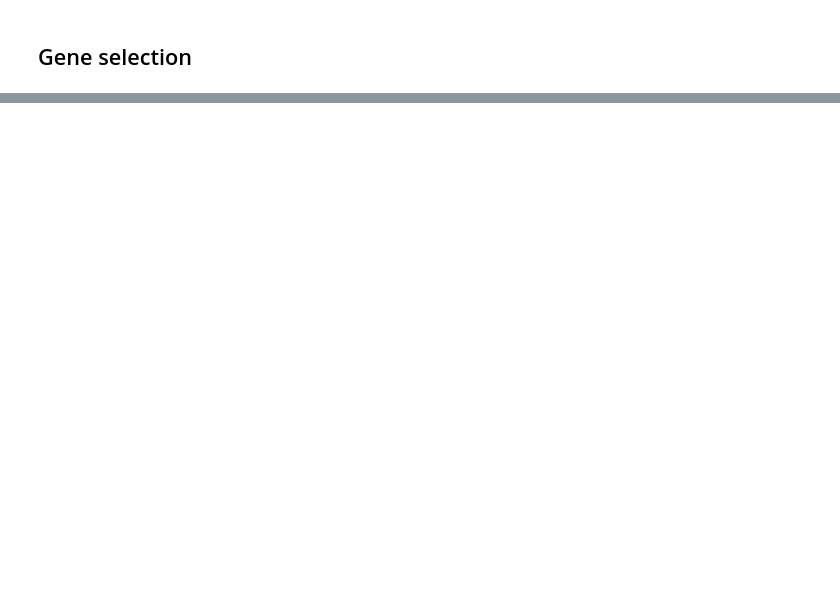
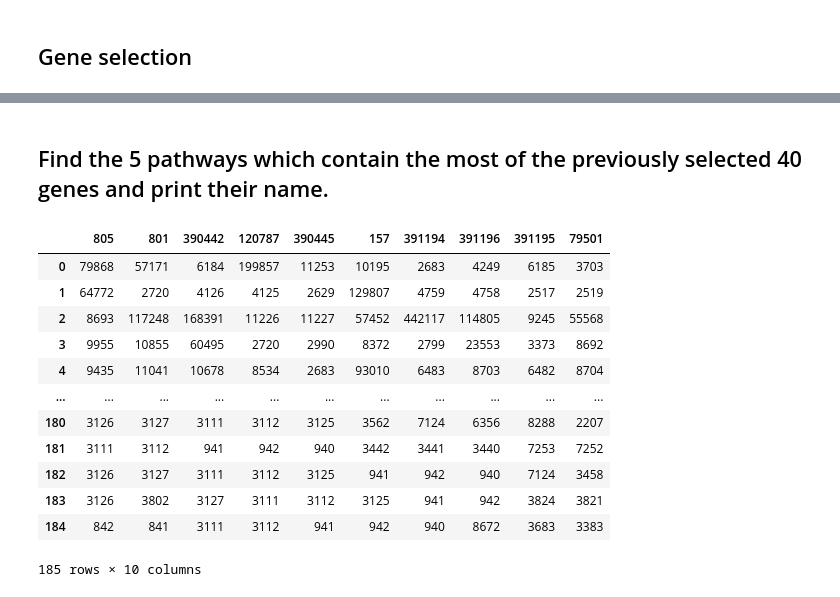
Before and after one commit to mzamayias/uni-work, a Jupyter notebook: lab/assignments/assignment_2/assignment_2.ipynb, the cells around one changed output, grey strips where cells are left out. Saved outputs shown, nothing was run; the diff lists cells and outputs as text; code cells hidden in the pictures; blank space fills up the shorter version.

```diff
--- a/lab/assignments/assignment_2/assignment_2.ipynb
+++ b/lab/assignments/assignment_2/assignment_2.ipynb
@@ -13,7 +15,11 @@ from sklearn import svm, tree, metrics
 # %% [markdown]
 ## Read datasets
 # %%
-datasets = ['LungTrain.txt', 'LungTest.txt', 'KEGG_DATA.txt']
+datasets = [
+    'http://139.91.190.186/tei/bioinformatics/LungTrain.txt',
+    'http://139.91.190.186/tei/bioinformatics/LungTest.txt',
+    'http://139.91.190.186/tei/bioinformatics/c2.cp.kegg.v7.4.entrez.gmt'
+]
 training_dataset, testing_dataset, kegg_dataset = [
     pd.read_csv(dataset, sep='\t')
     for dataset in datasets
@@ -156,0 +251,4 @@ Yes, there is a 50.0% difference in confusion matrix between models.
+# %%
+kegg_dataset = kegg_dataset.iloc[:, 2:]
+# %% [markdown]
+## Find the 5 pathways which contain the most of the previously selected 40 genes and print their name.
@@ -156,0 +257,16 @@ Yes, there is a 50.0% difference in confusion matrix between models.
+# %%
+kegg_dataset.dropna(axis='columns')
+# %% [output]
+|  | 805 | 801 | 390442 | 120787 | 390445 | 157 | 391194 | 391196 | 391195 | 79501 |
+| 0 | 79868 | 57171 | 6184 | 199857 | 11253 | 10195 | 2683 | 4249 | 6185 | 3703 |
+| 1 | 64772 | 2720 | 4126 | 4125 | 2629 | 129807 | 4759 | 4758 | 2517 | 2519 |
+| 2 | 8693 | 117248 | 168391 | 11226 | 11227 | 57452 | 442117 | 114805 | 9245 | 55568 |
+| 3 | 9955 | 10855 | 60495 | 2720 | 2990 | 8372 | 2799 | 23553 | 3373 | 8692 |
+| 4 | 9435 | 11041 | 10678 | 8534 | 2683 | 93010 | 6483 | 8703 | 6482 | 8704 |
+| ... | ... | ... | ... | ... | ... | ... | ... | ... | ... | ... |
+| 180 | 3126 | 3127 | 3111 | 3112 | 3125 | 3562 | 7124 | 6356 | 8288 | 2207 |
+| 181 | 3111 | 3112 | 941 | 942 | 940 | 3442 | 3441 | 3440 | 7253 | 7252 |
+| 182 | 3126 | 3127 | 3111 | 3112 | 3125 | 941 | 942 | 940 | 7124 | 3458 |
+| 183 | 3126 | 3802 | 3127 | 3111 | 3112 | 3125 | 941 | 942 | 3824 | 3821 |
+| 184 | 842 | 841 | 3111 | 3112 | 941 | 942 | 940 | 8672 | 3683 | 3383 |
+185 rows × 10 columns
```
Also changed, not shown: parts of 32 cells of this notebook.
